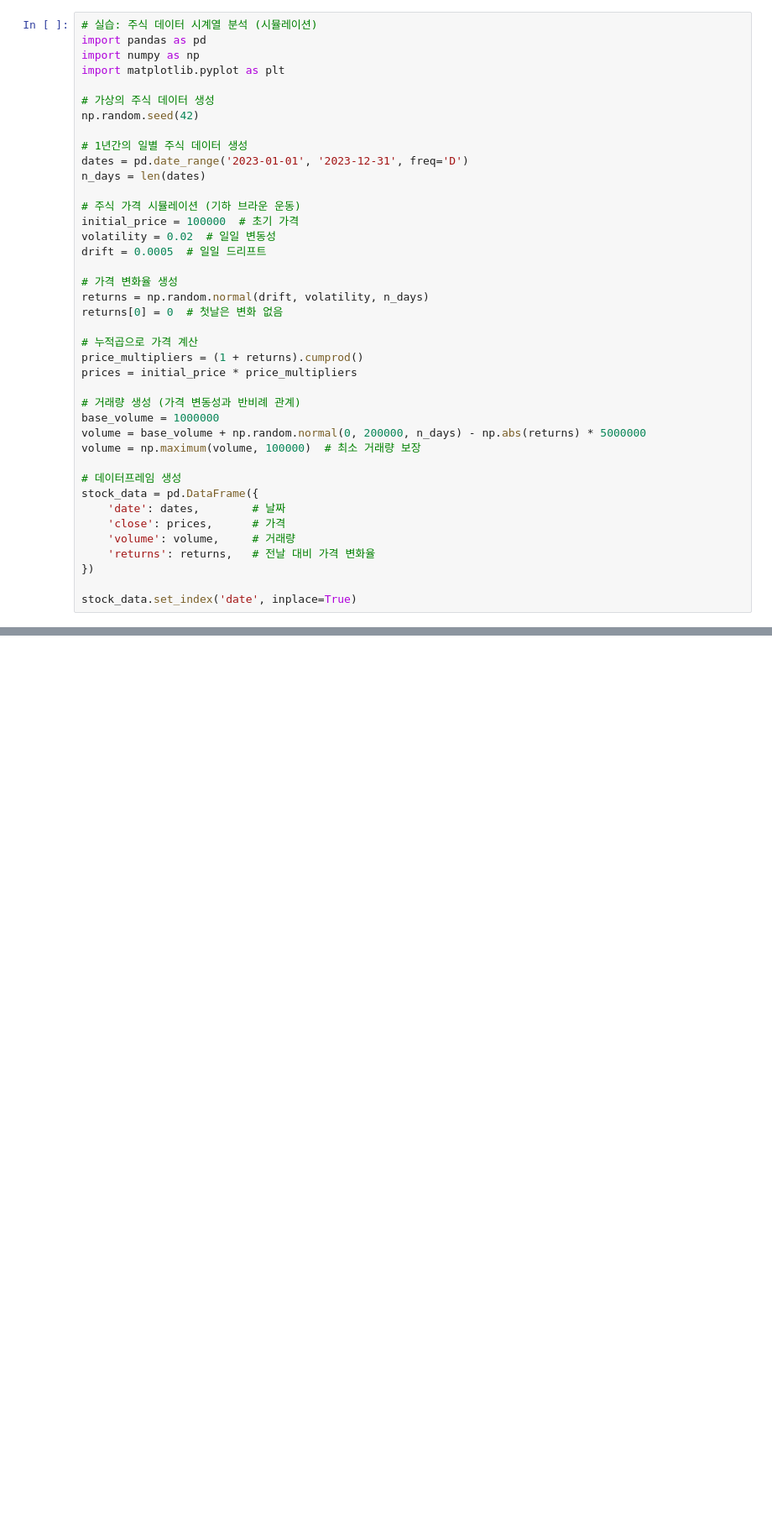
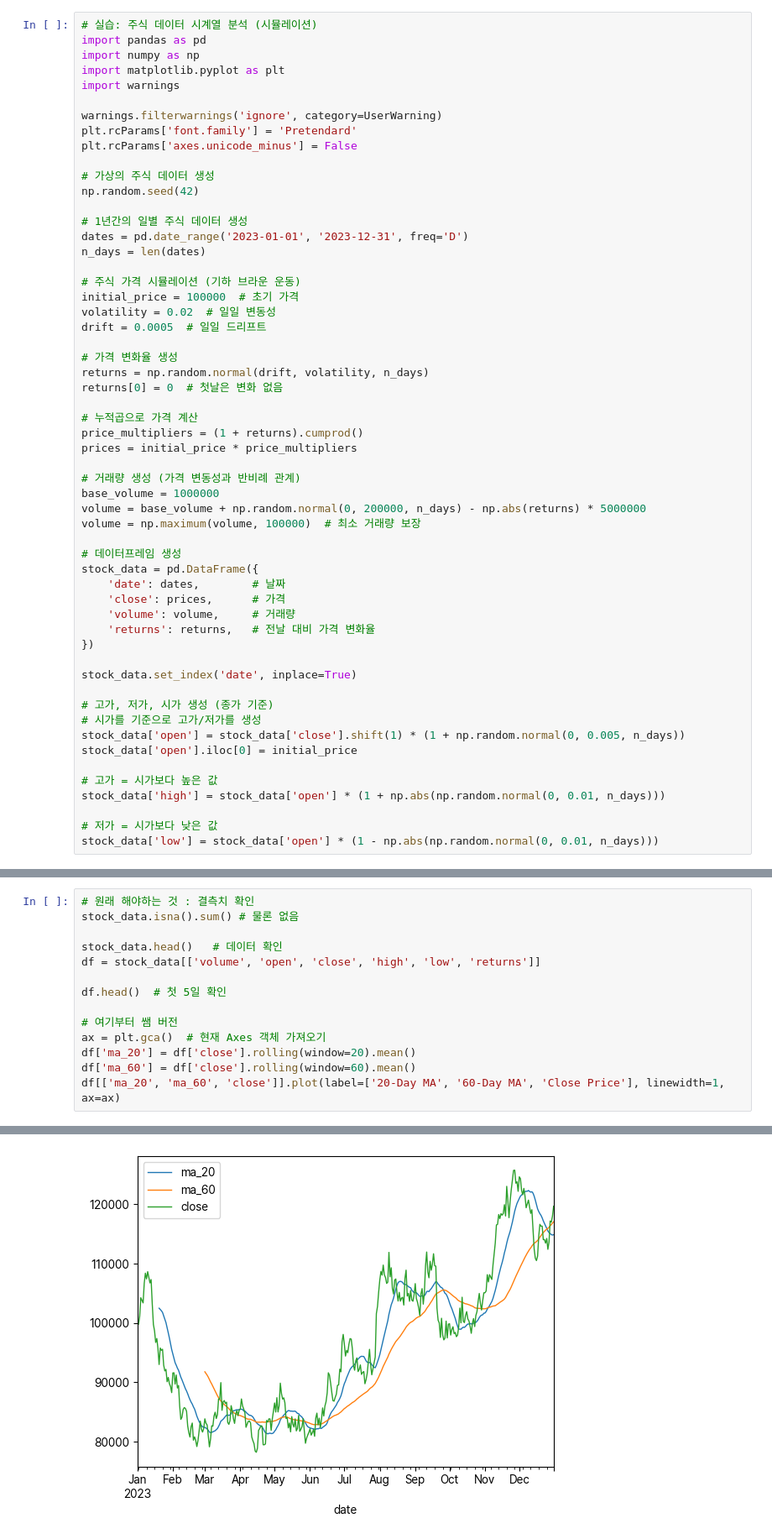
Before and after one commit to semistone97/TIL, a Jupyter notebook: data analysis/p_stock.ipynb, the cells around one changed output, grey strips where cells are left out. Shown at 84% size. Drawn from its saved outputs; the diff is of its cells as text; blank space fills up the shorter version.

```diff
--- a/data analysis/p_stock.ipynb
+++ b/data analysis/p_stock.ipynb
@@ -3,6 +3,11 @@
 import pandas as pd
 import numpy as np
 import matplotlib.pyplot as plt
+import warnings
+
+warnings.filterwarnings('ignore', category=UserWarning)
+plt.rcParams['font.family'] = 'Pretendard'
+plt.rcParams['axes.unicode_minus'] = False
 
 # 가상의 주식 데이터 생성
 np.random.seed(42)
@@ -38,3 +43,14 @@ stock_data = pd.DataFrame({
 })
 
 stock_data.set_index('date', inplace=True)
+
+# 고가, 저가, 시가 생성 (종가 기준)
+# 시가를 기준으로 고가/저가를 생성
+stock_data['open'] = stock_data['close'].shift(1) * (1 + np.random.normal(0, 0.005, n_days))
+stock_data['open'].iloc[0] = initial_price
+
+# 고가 = 시가보다 높은 값
+stock_data['high'] = stock_data['open'] * (1 + np.abs(np.random.normal(0, 0.01, n_days)))
+
+# 저가 = 시가보다 낮은 값
+stock_data['low'] = stock_data['open'] * (1 - np.abs(np.random.normal(0, 0.01, n_days)))
@@ -40,0 +68,15 @@ stock_data.set_index('date', inplace=True)
+# %%
+# 원래 해야하는 것 : 결측치 확인
+stock_data.isna().sum() # 물론 없음
+
+stock_data.head()   # 데이터 확인
+df = stock_data[['volume', 'open', 'close', 'high', 'low', 'returns']]
+
+df.head()  # 첫 5일 확인
+
+# 여기부터 쌤 버전
+ax = plt.gca()  # 현재 Axes 객체 가져오기
+df['ma_20'] = df['close'].rolling(window=20).mean()
+df['ma_60'] = df['close'].rolling(window=60).mean()
+df[['ma_20', 'ma_60', 'close']].plot(label=['20-Day MA', '60-Day MA', 'Close Price'], linewidth=1, ax=ax)
+# %% [output]
@@ -40,0 +94 @@ stock_data.set_index('date', inplace=True)
+[figure, added]
```
Also changed, not shown: parts of 8 cells of this notebook, 1 other file.
